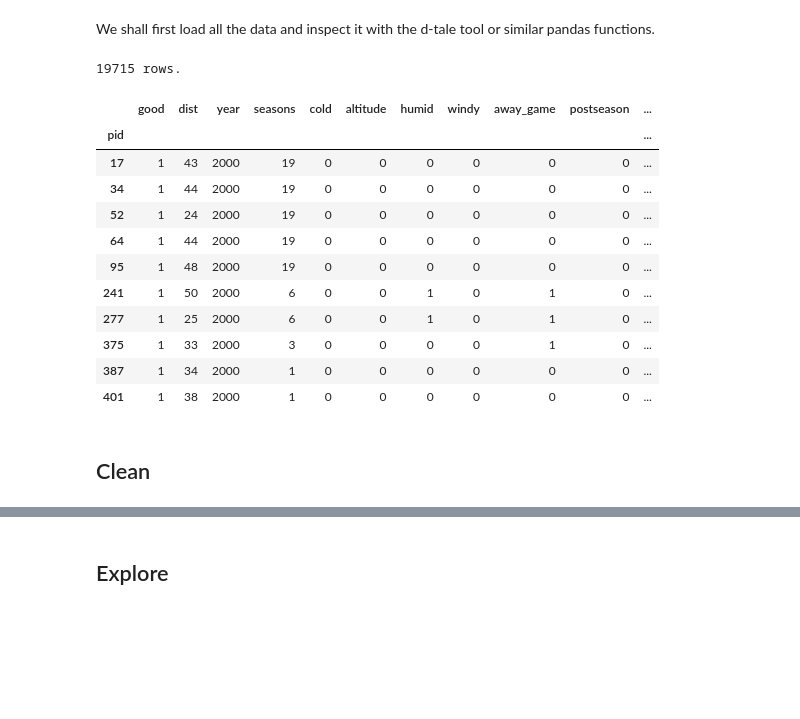
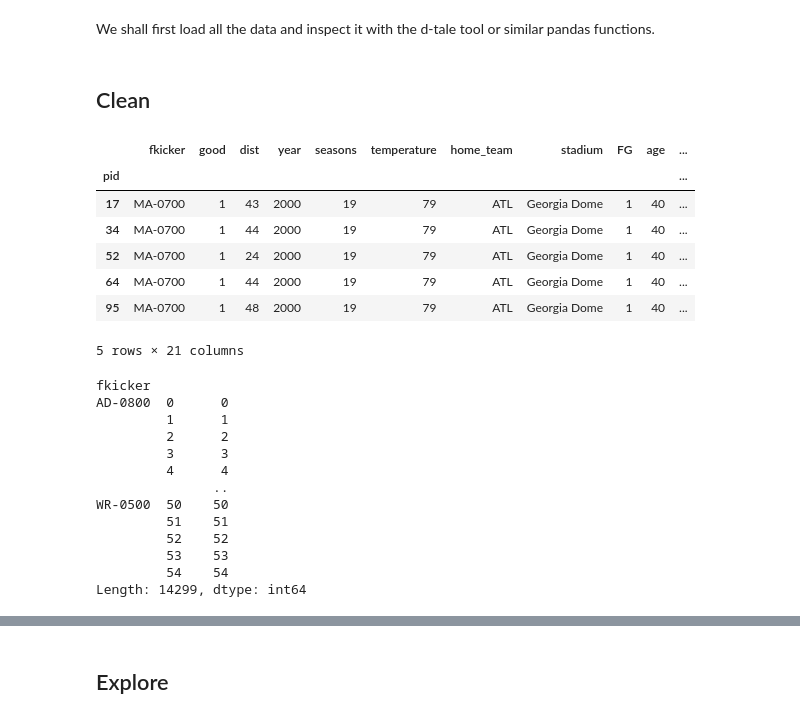
Before and after one commit to lewisbails/nfl-project, a Jupyter notebook: notebooks/field_goals_partially_saved.ipynb, the cells around one changed output, grey strips where cells are left out. Drawn from its saved outputs; the diff is of its cells as text; code cells hidden in the pictures; blank space fills up the shorter version.

```diff
--- a/notebooks/field_goals_partially_saved.ipynb
+++ b/notebooks/field_goals_partially_saved.ipynb
@@ -54,24 +53,36 @@ where = '''\nand (
 )'''
 
 df = get_data(cnx, '< 2015', where=where, base='raw_6_cat')
+print(df.columns.values)
 df.describe()
-# %% [output]
-19715 rows.
-|  | good | dist | year | seasons | cold | altitude | humid | windy | away_game | postseason | ... |
-| pid |  |  |  |  |  |  |  |  |  |  | ... |
-| 17 | 1 | 43 | 2000 | 19 | 0 | 0 | 0 | 0 | 0 | 0 | ... |
-| 34 | 1 | 44 | 2000 | 19 | 0 | 0 | 0 | 0 | 0 | 0 | ... |
-| 52 | 1 | 24 | 2000 | 19 | 0 | 0 | 0 | 0 | 0 | 0 | ... |
-| 64 | 1 | 44 | 2000 | 19 | 0 | 0 | 0 | 0 | 0 | 0 | ... |
-| 95 | 1 | 48 | 2000 | 19 | 0 | 0 | 0 | 0 | 0 | 0 | ... |
-| 241 | 1 | 50 | 2000 | 6 | 0 | 0 | 1 | 0 | 1 | 0 | ... |
-| 277 | 1 | 25 | 2000 | 6 | 0 | 0 | 1 | 0 | 1 | 0 | ... |
-| 375 | 1 | 33 | 2000 | 3 | 0 | 0 | 0 | 0 | 1 | 0 | ... |
-| 387 | 1 | 34 | 2000 | 1 | 0 | 0 | 0 | 0 | 0 | 0 | ... |
-| 401 | 1 | 38 | 2000 | 1 | 0 | 0 | 0 | 0 | 0 | 0 | ... |
 # %% [markdown]
 ## Clean
 # %%
 df = clean(df)
-df.drop('FG', axis=1, inplace=True)
-df.describe()
+# df.drop('FG', axis=1, inplace=True)
+df.head()
+# %% [output]
+|  | fkicker | good | dist | year | seasons | temperature | home_team | stadium | FG | age | ... |
+| pid |  |  |  |  |  |  |  |  |  |  | ... |
+| 17 | MA-0700 | 1 | 43 | 2000 | 19 | 79 | ATL | Georgia Dome | 1 | 40 | ... |
+| 34 | MA-0700 | 1 | 44 | 2000 | 19 | 79 | ATL | Georgia Dome | 1 | 40 | ... |
+| 52 | MA-0700 | 1 | 24 | 2000 | 19 | 79 | ATL | Georgia Dome | 1 | 40 | ... |
+| 64 | MA-0700 | 1 | 44 | 2000 | 19 | 79 | ATL | Georgia Dome | 1 | 40 | ... |
+| 95 | MA-0700 | 1 | 48 | 2000 | 19 | 79 | ATL | Georgia Dome | 1 | 40 | ... |
+5 rows × 21 columns
+# %%
+df.groupby('fkicker').apply(lambda x: pd.Series(list(range(len(x)))))
+# %% [output]
+fkicker
+AD-0800  0      0
+         1      1
+         2      2
+         3      3
+         4      4
+               ..
+WR-0500  50    50
+         51    51
+         52    52
+         53    53
+         54    54
+Length: 14299, dtype: int64
```
Also changed, not shown: parts of 13 cells of this notebook, 1 other file.
